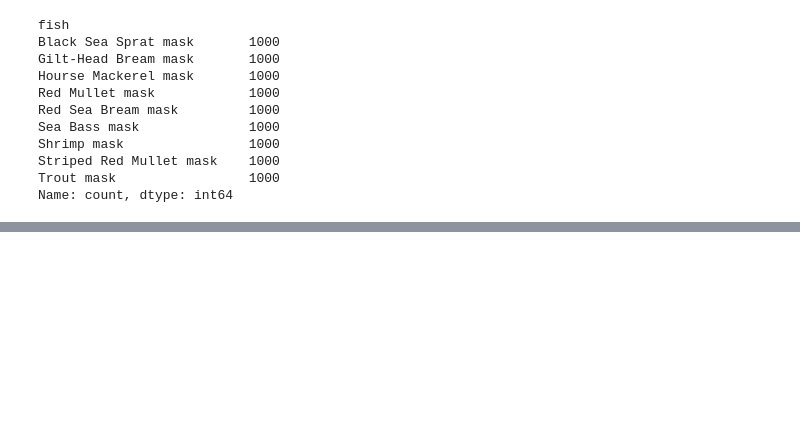
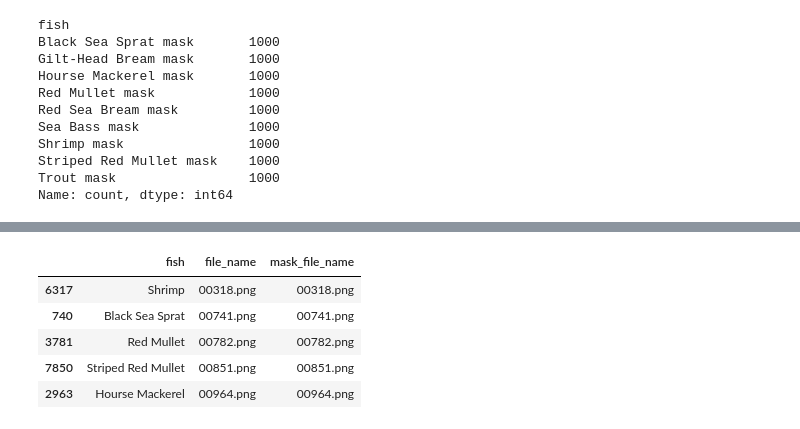
Before and after one commit to mynamescheff/all-projects, a Jupyter notebook: vislearn/fish/model.ipynb, the cells around one changed output, grey strips where cells are left out. Drawn from its saved outputs; the diff is of its cells as text; code cells hidden in the pictures; blank space fills up the shorter version.

```diff
--- a/vislearn/fish/model.ipynb
+++ b/vislearn/fish/model.ipynb
@@ -195,0 +222,12 @@ Name: count, dtype: int64
+# %%
+#train test split
+from sklearn.model_selection import train_test_split
+train_df, test_df = train_test_split(fish_df, test_size=0.2, random_state=42)
+train_df.head()
+# %% [output]
+|  | fish | file_name | mask_file_name |
+| 6317 | Shrimp | 00318.png | 00318.png |
+| 740 | Black Sea Sprat | 00741.png | 00741.png |
+| 3781 | Red Mullet | 00782.png | 00782.png |
+| 7850 | Striped Red Mullet | 00851.png | 00851.png |
+| 2963 | Hourse Mackerel | 00964.png | 00964.png |
```
Also changed, not shown: parts of 8 cells of this notebook.
